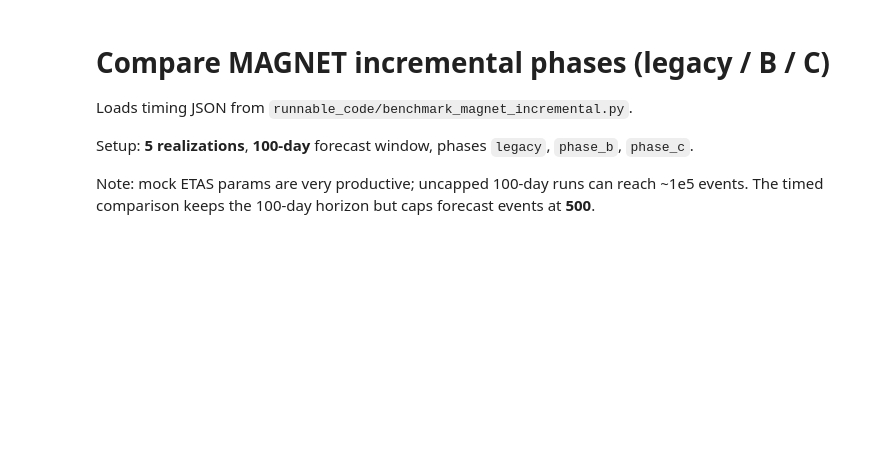
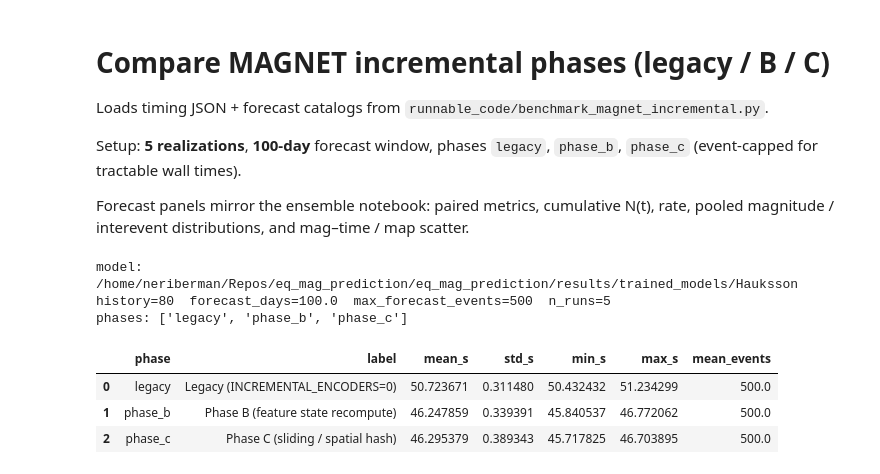
Before and after one commit to Ner-Ber/etas_edits, a Jupyter notebook: notebooks/compare_magnet_incremental_phases.ipynb, the cells around one changed output. Drawn from its saved outputs; the diff is of its cells as text; code cells hidden in the pictures; blank space fills up the shorter version.

```diff
--- a/notebooks/compare_magnet_incremental_phases.ipynb
+++ b/notebooks/compare_magnet_incremental_phases.ipynb
@@ -1,9 +1,10 @@
 # %% [markdown]
 # Compare MAGNET incremental phases (legacy / B / C)
 
-Loads timing JSON from `runnable_code/benchmark_magnet_incremental.py`.
+Loads timing JSON + forecast catalogs from `runnable_code/benchmark_magnet_incremental.py`.
 
-Setup: **5 realizations**, **100-day** forecast window, phases `legacy`, `phase_b`, `phase_c`.
+Setup: **5 realizations**, **100-day** forecast window, phases `legacy`, `phase_b`, `phase_c`
+(event-capped for tractable wall times).
 
-Note: mock ETAS params are very productive; uncapped 100-day runs can reach ~1e5 events.
-The timed comparison keeps the 100-day horizon but caps forecast events at **500**.
+Forecast panels mirror the ensemble notebook: paired metrics, cumulative N(t),
+rate, pooled magnitude / interevent distributions, and mag–time / map scatter.
@@ -27,27 +52,45 @@ print(
 # %%
-rows = []
-for phase, block in data["phases"].items():
+data = json.loads(TIMING.read_text())
+phases = [p for p in PHASE_ORDER if p in data["phases"]]
+print("model:", data["model_dir"])
+print(
+    f"history={data['history_size']}  forecast_days={data['forecast_days']}  "
+    f"max_forecast_events={data['max_forecast_events']}  n_runs={data['n_runs']}"
+)
+print("phases:", phases)
+
+timing_rows = []
+for phase in phases:
+    block = data["phases"][phase]
     for run in block["runs"]:
-        rows.append(
+        timing_rows.append(
             {
                 "phase": phase,
                 "label": block["label"],
                 "run": run["run"],
                 "seed": run["seed"],
                 "elapsed_s": run["elapsed_s"],
                 "n_events": run["n_events"],
             }
         )
-df = pd.DataFrame(rows)
-summary = (
-    df.groupby(["phase", "label"], sort=False)
+timing_df = pd.DataFrame(timing_rows)
+timing_summary = (
+    timing_df.groupby(["phase", "label"], sort=False)
     .agg(
         mean_s=("elapsed_s", "mean"),
         std_s=("elapsed_s", "std"),
         min_s=("elapsed_s", "min"),
         max_s=("elapsed_s", "max"),
         mean_events=("n_events", "mean"),
     )
     .reset_index()
 )
-summary
+timing_summary
+# %% [output]
+model: /home/neriberman/Repos/eq_mag_prediction/eq_mag_prediction/results/trained_models/Hauksson
+history=80  forecast_days=100.0  max_forecast_events=500  n_runs=5
+phases: ['legacy', 'phase_b', 'phase_c']
+|  | phase | label | mean_s | std_s | min_s | max_s | mean_events |
+| 0 | legacy | Legacy (INCREMENTAL_ENCODERS=0) | 50.723671 | 0.311480 | 50.432432 | 51.234299 | 500.0 |
+| 1 | phase_b | Phase B (feature state recompute) | 46.247859 | 0.339391 | 45.840537 | 46.772062 | 500.0 |
+| 2 | phase_c | Phase C (sliding / spatial hash) | 46.295379 | 0.389343 | 45.717825 | 46.703895 | 500.0 |
```
Also changed, not shown: parts of 16 cells of this notebook, 1 other file.
